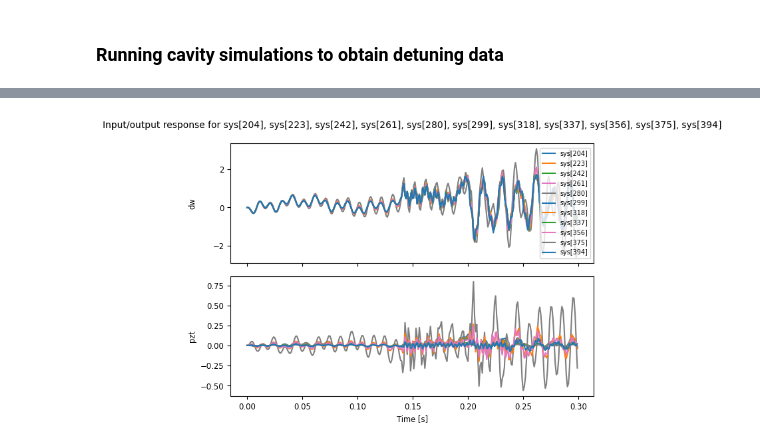
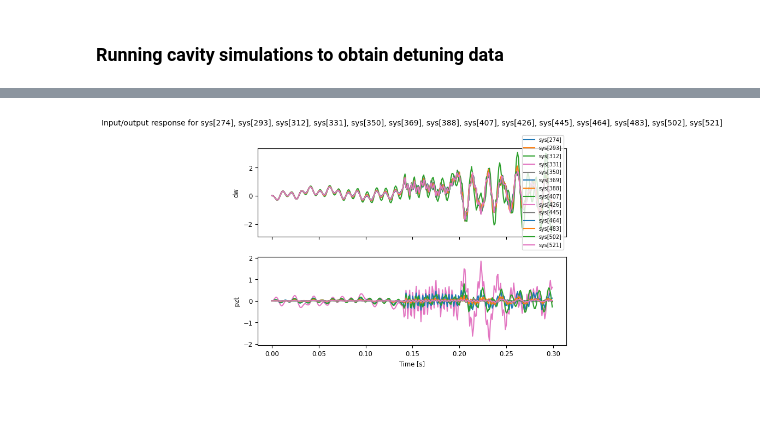
Before and after one commit to maalberg/kind, a Jupyter notebook: notebooks/delay/01_tesla_data_sim.ipynb, the cells around one changed output, grey strips where cells are left out. Saved outputs shown, nothing was run; the diff lists cells and outputs as text; code cells hidden in the pictures; blank space fills up the shorter version.

```diff
--- a/notebooks/delay/01_tesla_data_sim.ipynb
+++ b/notebooks/delay/01_tesla_data_sim.ipynb
@@ -623,12 +623,12 @@ mm10 = mechanical_mode(10., 80., 0.08, [-1., -1.])
 mm10_neg = mechanical_mode(10., 80., -0.08, [-1., -1.])
 
 # --! set control flags and parameters for simulation
-sim_skipped  = [True,  True,    False, True,    False, True,    False, True,    False, False,   False, False,   False, False,   False, False]
+sim_skipped  = [False, True,    False, True,    False, False,   False, False,   False, False,   False, False,   False, False,   False, False]
 lqr_q        = [10.,   10.,     1.,    1.,      10.,   10.,     1.,    1.,      10.,   10.,     1.,    1.,      10.,   10.,     1.,    1.]
 lqr_r        = [1.,    1.,      1.,    1.,      10.,   10.,     10.,   10.,     100.,  100.,    100.,  100.,    1000., 1000.,   1000., 1000.]
 est_q        = [0.1,   1.,      0.1,   1.,      0.1,   1.,      0.1,   1.,      0.1,   1.,      0.1,   1.,      0.1,   1.,      0.1,   1.]
 est_r        = [1.,    0.1,     1.,    0.1,     1.,    0.1,     1.,    0.1,     1.,    0.1,     1.,    0.1,     1.,    0.1,     1.,    0.1]
-control_used = [True,  True,    True,  True,    True,  True,    True,  True,    True,  True,    True,  True,    True,  True,    True,  True]
+control_used = [False, True,    True,  True,    True,  False,   True,  False,   True,  True,    True,  True,    True,  True,    True,  True]
 
 solver_method = 'RK45'
 
@@ -637,7 +637,7 @@ for skipped, q, r, estq, estr, used in zip(sim_skipped, lqr_q, lqr_r, est_q, est
     # --! stage 1 --!
 
     if not skipped:
-        trans_data.append(
+        trans_data.append((
             sim_cavity_control(
                 t, skip_nsample=skip_nsample,
                 lqr_used=used, lqr_q=q, lqr_r=r,
@@ -647,10 +647,10 @@ for skipped, q, r, estq, estr, used in zip(sim_skipped, lqr_q, lqr_r, est_q, est
                 mm_k=np.array([mm64.k]),
                 mm_t=np.array([[-1., -1.]]),
                 plotted=False,
-                solve_method=solver_method))
+                solve_method=solver_method), used))
 
     if not skipped:
-        trans_data.append(
+        trans_data.append((
             sim_cavity_control(
                 t, skip_nsample=skip_nsample,
                 lqr_used=used, lqr_q=q, lqr_r=r,
@@ -660,10 +660,10 @@ for skipped, q, r, estq, estr, used in zip(sim_skipped, lqr_q, lqr_r, est_q, est
                 mm_k=np.array([mm64_neg.k]),
                 mm_t=np.array([[-1., -1.]]),
                 plotted=False,
-                solve_method=solver_method))
+                solve_method=solver_method), used))
 
     if not skipped:
-        trans_data.append(
+        trans_data.append((
             sim_cavity_control(
                 t, skip_nsample=skip_nsample,
                 lqr_used=used, lqr_q=q, lqr_r=r,
@@ -673,12 +673,12 @@ for skipped, q, r, estq, estr, used in zip(sim_skipped, lqr_q, lqr_r, est_q, est
                 mm_k=np.array([mm285.k]),
                 mm_t=np.array([[-1., -1.]]),
                 plotted=False,
-                solve_method=solver_method))
+                solve_method=solver_method), used))
 
     # --! stage 2 --!
 
     if not skipped:
-        trans_data.append(
+        trans_data.append((
             sim_cavity_control(
                 t, skip_nsample=skip_nsample,
                 lqr_used=used, lqr_q=q, lqr_r=r,
@@ -688,10 +688,10 @@ for skipped, q, r, estq, estr, used in zip(sim_skipped, lqr_q, lqr_r, est_q, est
                 mm_k=np.array([mm64.k, mm285.k]),
                 mm_t=np.array([[-1., -1.], [-1., -1.]]),
                 plotted=False,
-                solve_method=solver_method))
+                solve_method=solver_method), used))
 
     if not skipped:
-        trans_data.append(
+        trans_data.append((
             sim_cavity_control(
                 t, skip_nsample=skip_nsample,
                 lqr_used=used, lqr_q=q, lqr_r=r,
@@ -701,10 +701,10 @@ for skipped, q, r, estq, estr, used in zip(sim_skipped, lqr_q, lqr_r, est_q, est
                 mm_k=np.array([mm64_neg.k, mm285.k]),
                 mm_t=np.array([[-1., -1.], [-1., -1.]]),
                 plotted=False,
-                solve_method=solver_method))
+                solve_method=solver_method), used))
 
     if not skipped:
-        trans_data.append(
+        trans_data.append((
             sim_cavity_control(
                 t, skip_nsample=skip_nsample,
                 lqr_used=used, lqr_q=q, lqr_r=r,
@@ -714,10 +714,10 @@ for skipped, q, r, estq, estr, used in zip(sim_skipped, lqr_q, lqr_r, est_q, est
                 mm_k=np.array([mm64.k, mm100.k]),
                 mm_t=np.array([[-1., -1.], mm100.t]),
                 plotted=False,
-                solve_method=solver_method))
+                solve_method=solver_method), used))
 
     if not skipped:
-        trans_data.append(
+        trans_data.append((
             sim_cavity_control(
                 t, skip_nsample=skip_nsample,
                 lqr_used=used, lqr_q=q, lqr_r=r,
@@ -727,10 +727,10 @@ for skipped, q, r, estq, estr, used in zip(sim_skipped, lqr_q, lqr_r, est_q, est
                 mm_k=np.array([mm64_neg.k, mm100.k]),
                 mm_t=np.array([[-1., -1.], mm100.t]),
                 plotted=False,
-                solve_method=solver_method))
+                solve_method=solver_method), used))
 
     if not skipped:
-        trans_data.append(
+        trans_data.append((
             sim_cavity_control(
                 t, skip_nsample=skip_nsample,
                 lqr_used=used, lqr_q=q, lqr_r=r,
@@ -740,10 +740,10 @@ for skipped, q, r, estq, estr, used in zip(sim_skipped, lqr_q, lqr_r, est_q, est
                 mm_k=np.array([mm64.k, mm100_neg.k]),
                 mm_t=np.array([[-1., -1.], mm100.t]),
                 plotted=False,
-                solve_method=solver_method))
+                solve_method=solver_method), used))
 
     if not skipped:
-        trans_data.append(
+        trans_data.append((
             sim_cavity_control(
                 t, skip_nsample=skip_nsample,
                 lqr_used=used, lqr_q=q, lqr_r=r,
@@ -753,10 +753,10 @@ for skipped, q, r, estq, estr, used in zip(sim_skipped, lqr_q, lqr_r, est_q, est
                 mm_k=np.array([mm285.k, mm100.k]),
                 mm_t=np.array([[-1., -1.], mm100.t]),
                 plotted=False,
-                solve_method=solver_method))
+                solve_method=solver_method), used))
 
     if not skipped:
-        trans_data.append(
+        trans_data.append((
             sim_cavity_control(
                 t, skip_nsample=skip_nsample,
                 lqr_used=used, lqr_q=q, lqr_r=r,
@@ -766,10 +766,10 @@ for skipped, q, r, estq, estr, used in zip(sim_skipped, lqr_q, lqr_r, est_q, est
                 mm_k=np.array([mm285.k, mm100_neg.k]),
                 mm_t=np.array([[-1., -1.], mm100_neg.t]),
                 plotted=False,
-                solve_method=solver_method))
+                solve_method=solver_method), used))
 
     if not skipped:
-        trans_data.append(
+        trans_data.append((
             sim_cavity_control(
                 t, skip_nsample=skip_nsample,
                 lqr_used=used, lqr_q=q, lqr_r=r,
@@ -779,10 +779,10 @@ for skipped, q, r, estq, estr, used in zip(sim_skipped, lqr_q, lqr_r, est_q, est
                 mm_k=np.array([mm64.k, mm285.k, mm100.k]),
                 mm_t=np.array([[-1., -1.], [-1., -1.], mm100.t]),
                 plotted=False,
-                solve_method=solver_method))
+                solve_method=solver_method), used))
 
     if not skipped:
-        trans_data.append(
+        trans_data.append((
             sim_cavity_control(
                 t, skip_nsample=skip_nsample,
                 lqr_used=used, lqr_q=q, lqr_r=r,
@@ -792,10 +792,10 @@ for skipped, q, r, estq, estr, used in zip(sim_skipped, lqr_q, lqr_r, est_q, est
                 mm_k=np.array([mm64.k, mm285.k, mm100_neg.k]),
                 mm_t=np.array([[-1., -1.], [-1., -1.], mm100_neg.t]),
                 plotted=False,
-                solve_method=solver_method))
+                solve_method=solver_method), used))
 
     if not skipped:
-        trans_data.append(
+        trans_data.append((
             sim_cavity_control(
                 t, skip_nsample=skip_nsample,
                 lqr_used=used, lqr_q=q, lqr_r=r,
@@ -805,12 +805,12 @@ for skipped, q, r, estq, estr, used in zip(sim_skipped, lqr_q, lqr_r, est_q, est
                 mm_k=np.array([mm64_neg.k, mm285.k, mm100.k]),
                 mm_t=np.array([[-1., -1.], [-1., -1.], mm100_neg.t]),
                 plotted=False,
-                solve_method=solver_method))
+                solve_method=solver_method), used))
 
     # --! stage 3 --!
 
     if not skipped:
-        trans_data.append(
+        trans_data.append((
             sim_cavity_control(
                 t, skip_nsample=skip_nsample,
                 lqr_used=used, lqr_q=q, lqr_r=r,
@@ -820,10 +820,10 @@ for skipped, q, r, estq, estr, used in zip(sim_skipped, lqr_q, lqr_r, est_q, est
                 mm_k=np.array([mm64.k, mm285.k, mm100.k, mm40.k]),
                 mm_t=np.array([mm64.t, mm285.t, mm100.t, mm40.t]),
                 plotted=False,
-                solve_method=solver_method))
+                solve_method=solver_method), used))
 
     if not skipped:
-        trans_data.append(
+        trans_data.append((
             sim_cavity_control(
                 t, skip_nsample=skip_nsample,
                 lqr_used=used, lqr_q=q, lqr_r=r,
@@ -833,10 +833,10 @@ for skipped, q, r, estq, estr, used in zip(sim_skipped, lqr_q, lqr_r, est_q, est
                 mm_k=np.array([mm64.k, mm285.k, mm100_neg.k, mm40.k]),
                 mm_t=np.array([mm64.t, mm285.t, mm100_neg.t, mm40.t]),
                 plotted=False,
-                solve_method=solver_method))
+                solve_method=solver_method), used))
 
     if not skipped:
-        trans_data.append(
+        trans_data.append((
             sim_cavity_control(
                 t, skip_nsample=skip_nsample,
                 lqr_used=used, lqr_q=q, lqr_r=r,
@@ -846,47 +846,47 @@ for skipped, q, r, estq, estr, used in zip(sim_skipped, lqr_q, lqr_r, est_q, est
                 mm_k=np.array([mm64.k, mm285.k, mm100.k, mm10.k]),
                 mm_t=np.array([mm64.t, mm285.t, mm100.t, mm10.t]),
                 plotted=False,
-                solve_method=solver_method))
+                solve_method=solver_method), used))
 
     if not skipped:
-        trans_data.append(
+        trans_data.append((
             sim_cavity_control(
                 t, skip_nsample=skip_nsample,
                 lqr_used=used, lqr_q=q, lqr_r=r,
                 est_q=estq, est_r=estr,
                 mm_f=np.array([mm64.f, mm285.f, mm100_neg.f, mm10.f]),
                 mm_q=np.array([mm64.q, mm285.q, mm100_neg.q, mm10.q]),
                 mm_k=np.array([mm64.k, mm285.k, mm100_neg.k, mm10.k]),
                 mm_t=np.array([mm64.t, mm285.t, mm100_neg.t, mm10.t]),
                 plotted=False,
-                solve_method=solver_method))
+                solve_method=solver_method), used))
 
     if not skipped:
-        trans_data.append(
+        trans_data.append((
             sim_cavity_control(
                 t, skip_nsample=skip_nsample,
                 lqr_used=used, lqr_q=q, lqr_r=r,
                 est_q=estq, est_r=estr,
                 mm_f=np.array([mm64.f, mm285.f, mm100.f, mm40.f, mm10.f]),
                 mm_q=np.array([mm64.q, mm285.q, mm100.q, mm40.q, mm10.q]),
                 mm_k=np.array([mm64.k, mm285.k, mm100.k, mm40.k, mm10.k]),
                 mm_t=np.array([mm64.t, mm285.t, mm100.t, mm40.t, mm10.t]),
                 plotted=False,
-                solve_method=solver_method))
+                solve_method=solver_method), used))
 
     if not skipped:
-        trans_data.append(
+        trans_data.append((
             sim_cavity_control(
                 t, skip_nsample=skip_nsample,
                 lqr_used=used, lqr_q=q, lqr_r=r,
                 est_q=estq, est_r=estr,
                 mm_f=np.array([mm64.f, mm285.f, mm100_neg.f, mm40.f, mm10.f]),
                 mm_q=np.array([mm64.q, mm285.q, mm100_neg.q, mm40.q, mm10.q]),
                 mm_k=np.array([mm64.k, mm285.k, mm100_neg.k, mm40.k, mm10.k]),
                 mm_t=np.array([mm64.t, mm285.t, mm100_neg.t, mm40.t, mm10.t]),
                 plotted=True,
-                solve_method=solver_method))
+                solve_method=solver_method), used))
 # %% [output]
-[figure, old version]
+[figure, new version]
 # %%
 # --! save simulated data --!
```
Also changed, not shown: parts of 2 cells of this notebook, 4 other files.
